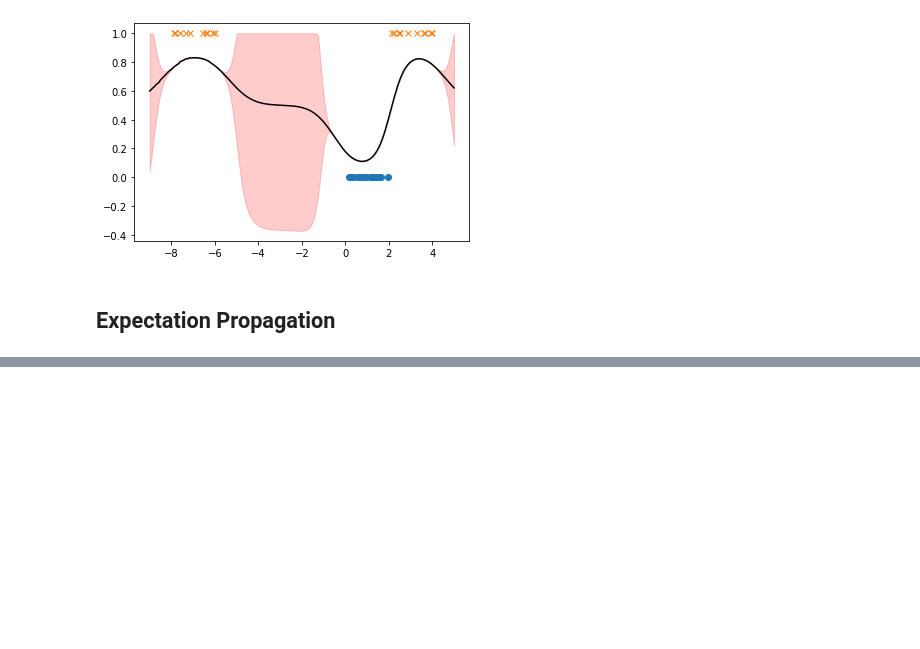
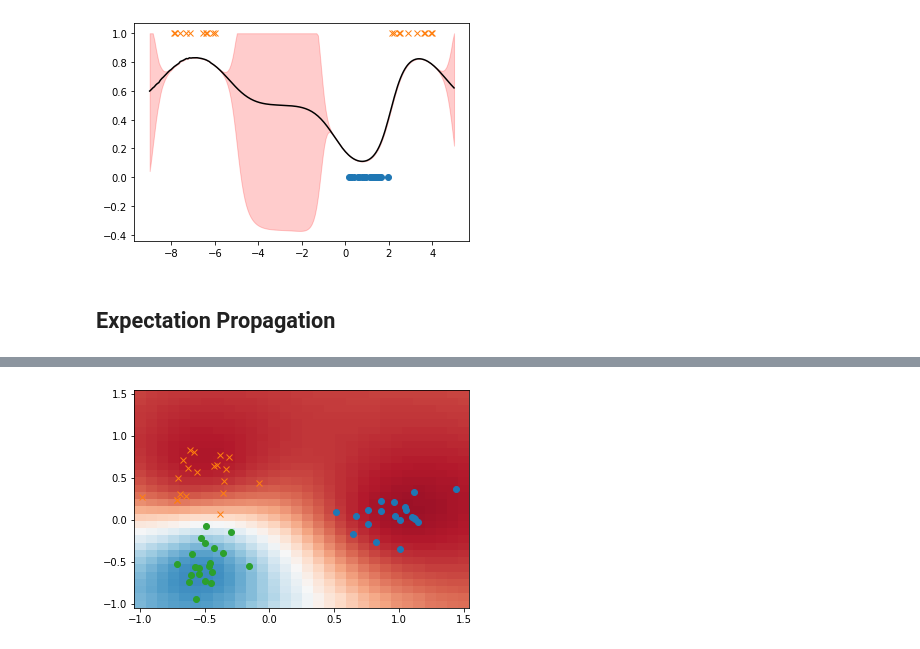
Before and after one commit to jeongeun980906/Uncertainty-Estimation-Baselines, a Jupyter notebook: GPC.ipynb, the cells around one changed output, grey strips where cells are left out. Cells and saved outputs as stored; diff of their text form; code cells hidden in the pictures; blank space fills up the shorter version.

```diff
--- a/GPC.ipynb
+++ b/GPC.ipynb
@@ -193,0 +345,13 @@ plt.show()
+# %%
+precited_prob = softmax(predicted_mean,N = 900)
+
+fig, ax = plt.subplots()
+plt.plot(x1,y1,'o')
+plt.plot(x2,y2,'x')
+plt.plot(x3,y3,'o')
+for c in range(3):
+    predicted_logit = precited_prob[:,c].reshape(30,30)
+    a = ax.pcolormesh(xv, yv, predicted_logit, cmap='RdBu', vmin=0, vmax=1)
+plt.show()
+# %% [output]
+[figure, added]
```
Also changed, not shown: parts of 21 cells of this notebook, 1 other file.
